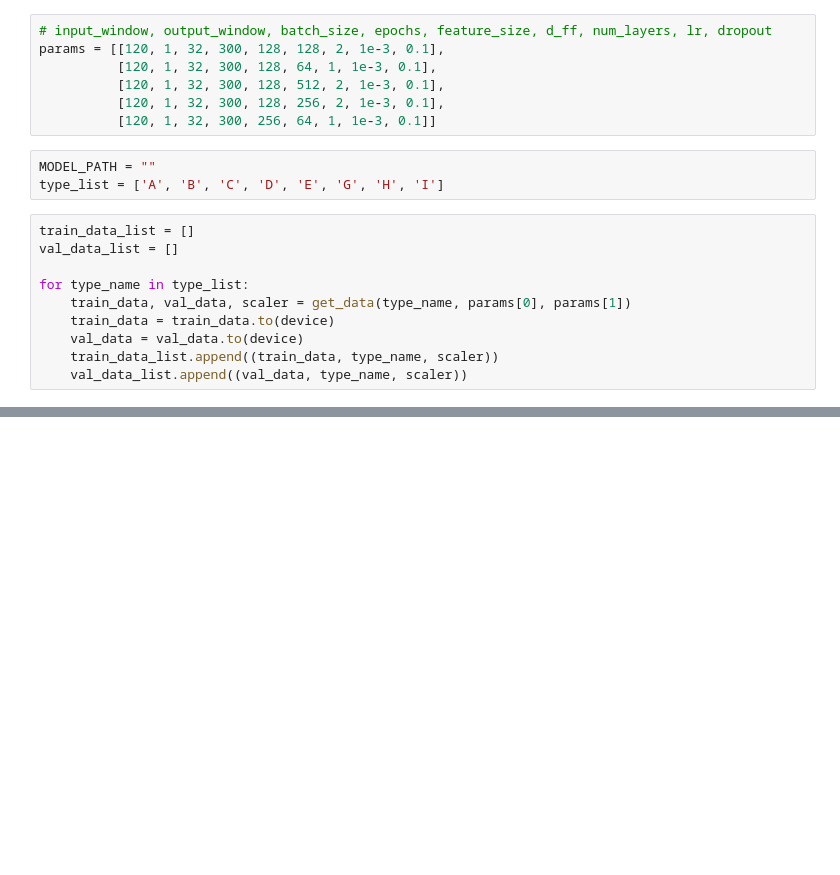
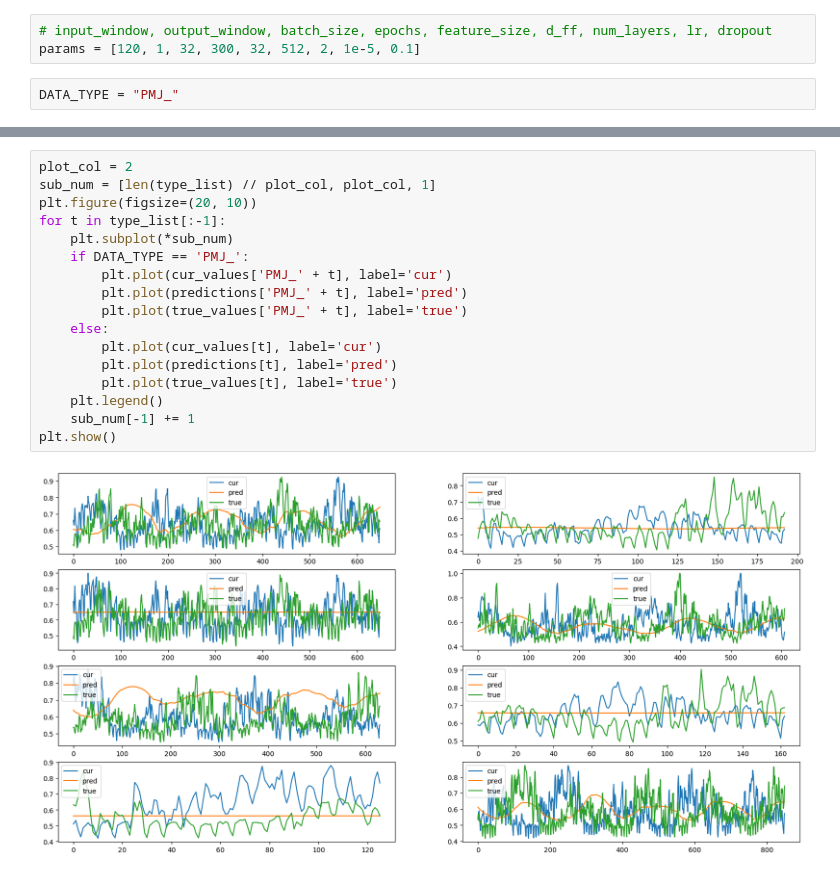
Before and after one commit to qja1998/co2_forecast, a Jupyter notebook: compare_pred-true.ipynb, the cells around one changed output, grey strips where cells are left out. Drawn from its saved outputs; the diff is of its cells as text; blank space fills up the shorter version.

```diff
--- a/compare_pred-true.ipynb
+++ b/compare_pred-true.ipynb
@@ -21,20 +24,5 @@ else: device = torch.device('cpu')
 # %%
 # input_window, output_window, batch_size, epochs, feature_size, d_ff, num_layers, lr, dropout
-params = [[120, 1, 32, 300, 128, 128, 2, 1e-3, 0.1],
-          [120, 1, 32, 300, 128, 64, 1, 1e-3, 0.1],
-          [120, 1, 32, 300, 128, 512, 2, 1e-3, 0.1],
-          [120, 1, 32, 300, 128, 256, 2, 1e-3, 0.1],
-          [120, 1, 32, 300, 256, 64, 1, 1e-3, 0.1]]
+params = [120, 1, 32, 300, 32, 512, 2, 1e-5, 0.1]
-# %%
-MODEL_PATH = ""
-type_list = ['A', 'B', 'C', 'D', 'E', 'G', 'H', 'I']
-# %%
-train_data_list = []
-val_data_list = []
-
-for type_name in type_list:
-    train_data, val_data, scaler = get_data(type_name, params[0], params[1])
-    train_data = train_data.to(device)
-    val_data = val_data.to(device)
-    train_data_list.append((train_data, type_name, scaler))
-    val_data_list.append((val_data, type_name, scaler))
+# %%
+DATA_TYPE = "PMJ_"
@@ -63,0 +224,19 @@ for val_data, t, scaler in val_data_list:
+# %%
+plot_col = 2
+sub_num = [len(type_list) // plot_col, plot_col, 1]
+plt.figure(figsize=(20, 10))
+for t in type_list[:-1]:
+    plt.subplot(*sub_num)
+    if DATA_TYPE == 'PMJ_':
+        plt.plot(cur_values['PMJ_' + t], label='cur')
+        plt.plot(predictions['PMJ_' + t], label='pred')
+        plt.plot(true_values['PMJ_' + t], label='true')
+    else:
+        plt.plot(cur_values[t], label='cur')
+        plt.plot(predictions[t], label='pred')
+        plt.plot(true_values[t], label='true')
+    plt.legend()
+    sub_num[-1] += 1
+plt.show()
+# %% [output]
+[figure, added]
```
Also changed, not shown: parts of 5 cells of this notebook, 11 other files.
